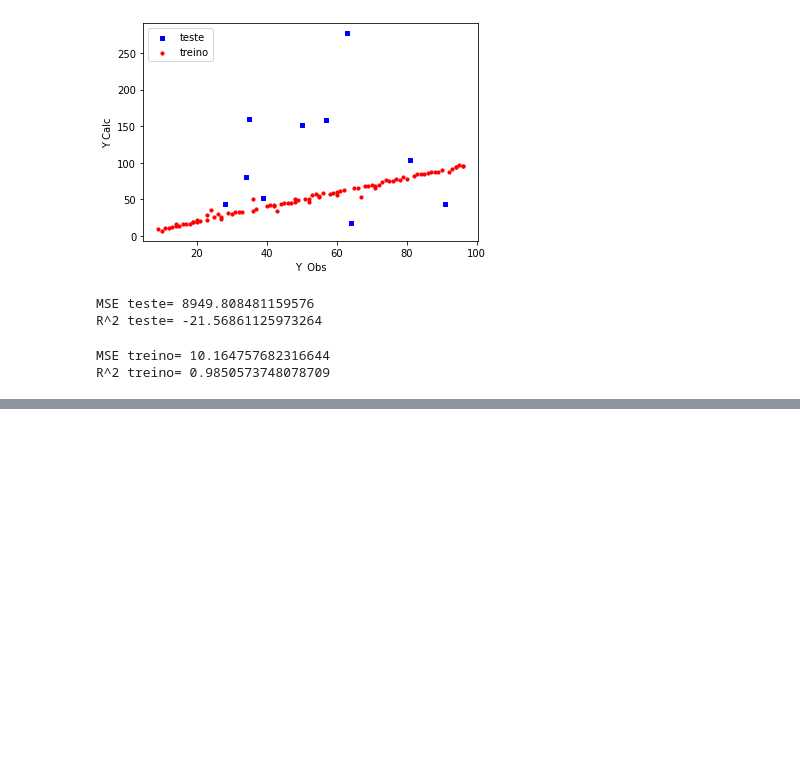
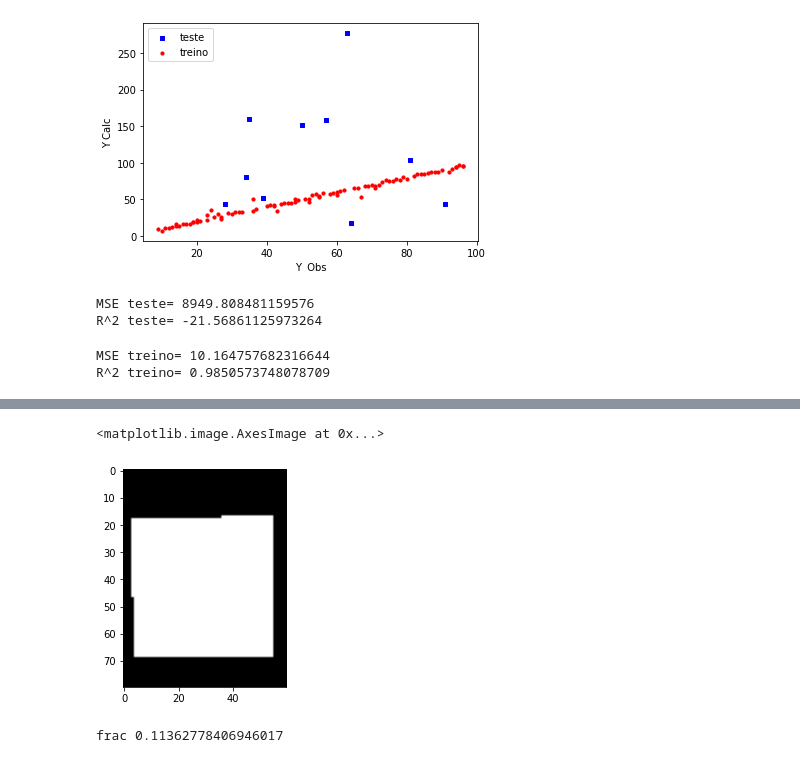
Before and after one commit to ucfilho/-vichebling2810, a Jupyter notebook: Fruta_Bexiga/frutas_bexiga_parte_07_nov_12_2021.ipynb, the cells around one changed output, grey strips where cells are left out. Drawn from its saved outputs; the diff is of its cells as text; code cells hidden in the pictures; blank space fills up the shorter version.

```diff
--- a/Fruta_Bexiga/frutas_bexiga_parte_07_nov_12_2021.ipynb
+++ b/Fruta_Bexiga/frutas_bexiga_parte_07_nov_12_2021.ipynb
@@ -304,0 +320,11 @@ plt.imshow(RGB_img)
+# %%
+RGB_img = cv2.cvtColor(img_total, cv2.COLOR_BGR2RGB)
+plt.imshow(RGB_img)
+# %% [output]
+<matplotlib.image.AxesImage at 0x...>
+[figure, added]
+# %%
+total = np.sum(RGB_img.ravel())
+print('frac',(total -fruit)/total)
+# %% [output]
+frac 0.11362778406946017
```
Also changed, not shown: parts of 6 cells of this notebook.
